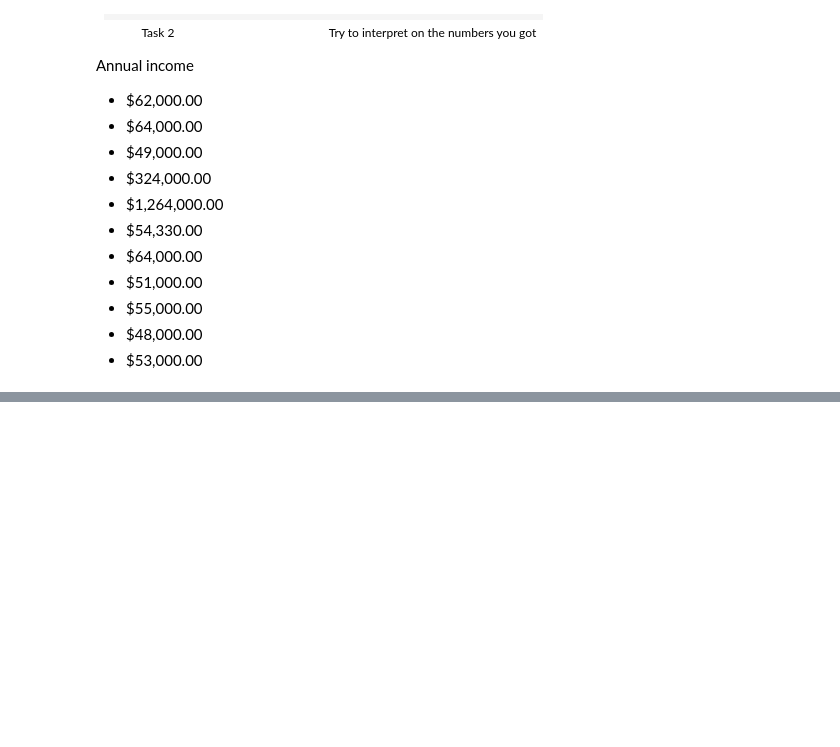
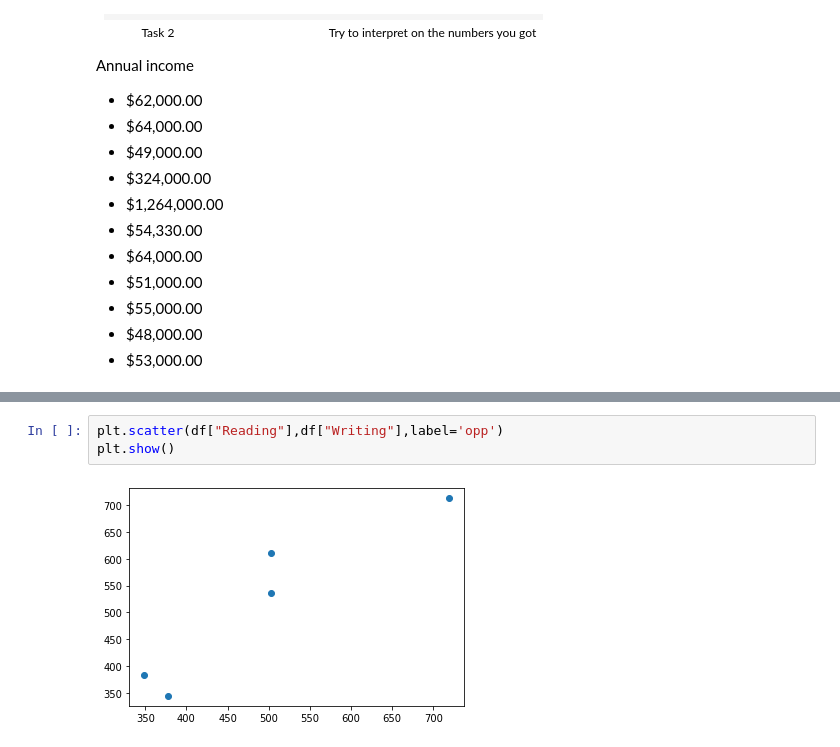
Before and after one commit to kurtzace/complete-data-science-bootcamp-excercises, a Jupyter notebook: Statistics.ipynb, the cells around one changed output, grey strips where cells are left out. Drawn from its saved outputs; the diff is of its cells as text; blank space fills up the shorter version.

```diff
--- a/Statistics.ipynb
+++ b/Statistics.ipynb
@@ -279,0 +498,5 @@ median no lib no sort 52665.0
+# %%
+plt.scatter(df["Reading"],df["Writing"],label='opp')
+plt.show()
+# %% [output]
+[figure, added]
```
Also changed, not shown: parts of 22 cells of this notebook.
